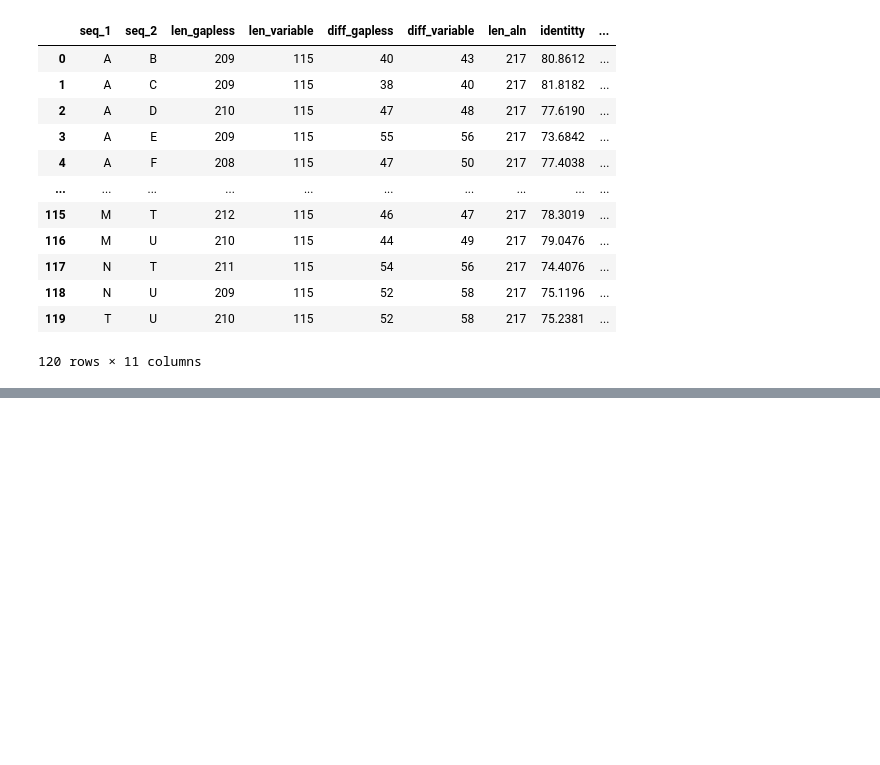
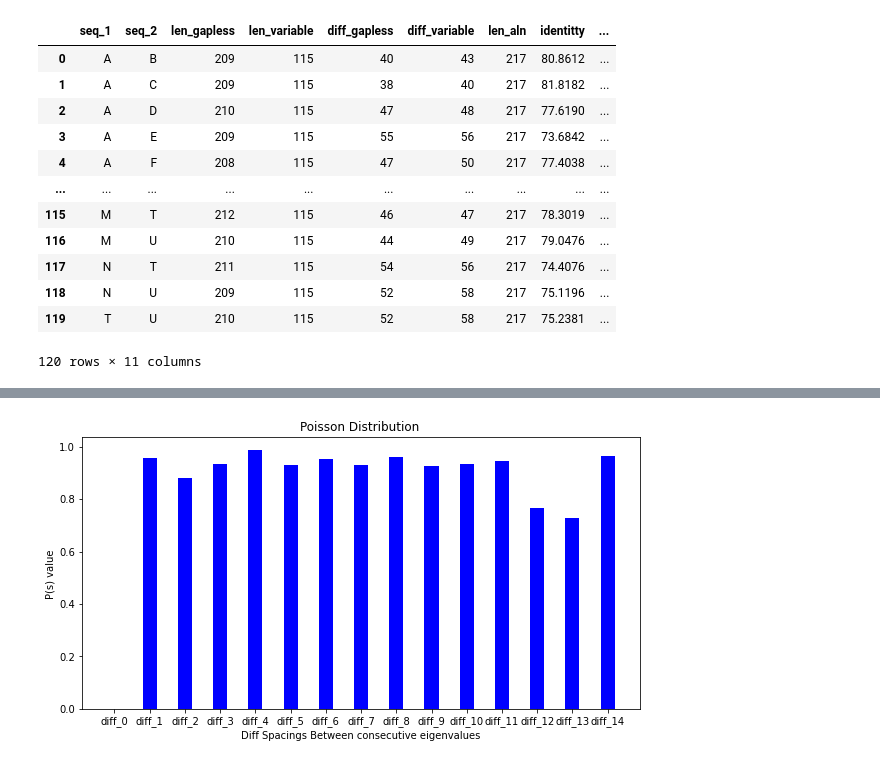
Before and after one commit to weigangq/ag-randmax, a Jupyter notebook: MattD/convAdjEig.ipynb, the cells around one changed output, grey strips where cells are left out. Saved outputs shown, nothing was run; the diff lists cells and outputs as text; code cells hidden in the pictures; blank space fills up the shorter version.

```diff
--- a/MattD/convAdjEig.ipynb
+++ b/MattD/convAdjEig.ipynb
@@ -288,0 +246,23 @@ Input matrix is a Symmetric matrix
+# %%
+def poisson(s_vals):
+    poisson_vals = []
+    labels_ = []
+    for x,i in enumerate(s_vals):
+        value = (math.pow(e,-abs(i)))
+        poisson_vals.append(value)
+        labels_.append("diff_{}".format(x))
+    return poisson_vals, labels_
+#poisson_vals, labels_ = poisson(s_vals)
+poisson_vals, labels_ = poisson(s_vals_two)
+#print(poisson_vals)
+
+fig = plt.figure(figsize = (10, 5))
+plt.bar(labels, poisson_vals, color ='blue',
+        width = 0.4)
+
+plt.xlabel("Diff Spacings Between consecutive eigenvalues")
+plt.ylabel("P(s) value ")
+plt.title("Poisson Distribution ")
+plt.show()
+# %% [output]
+[figure, added]
```
Also changed, not shown: parts of 12 cells of this notebook.
